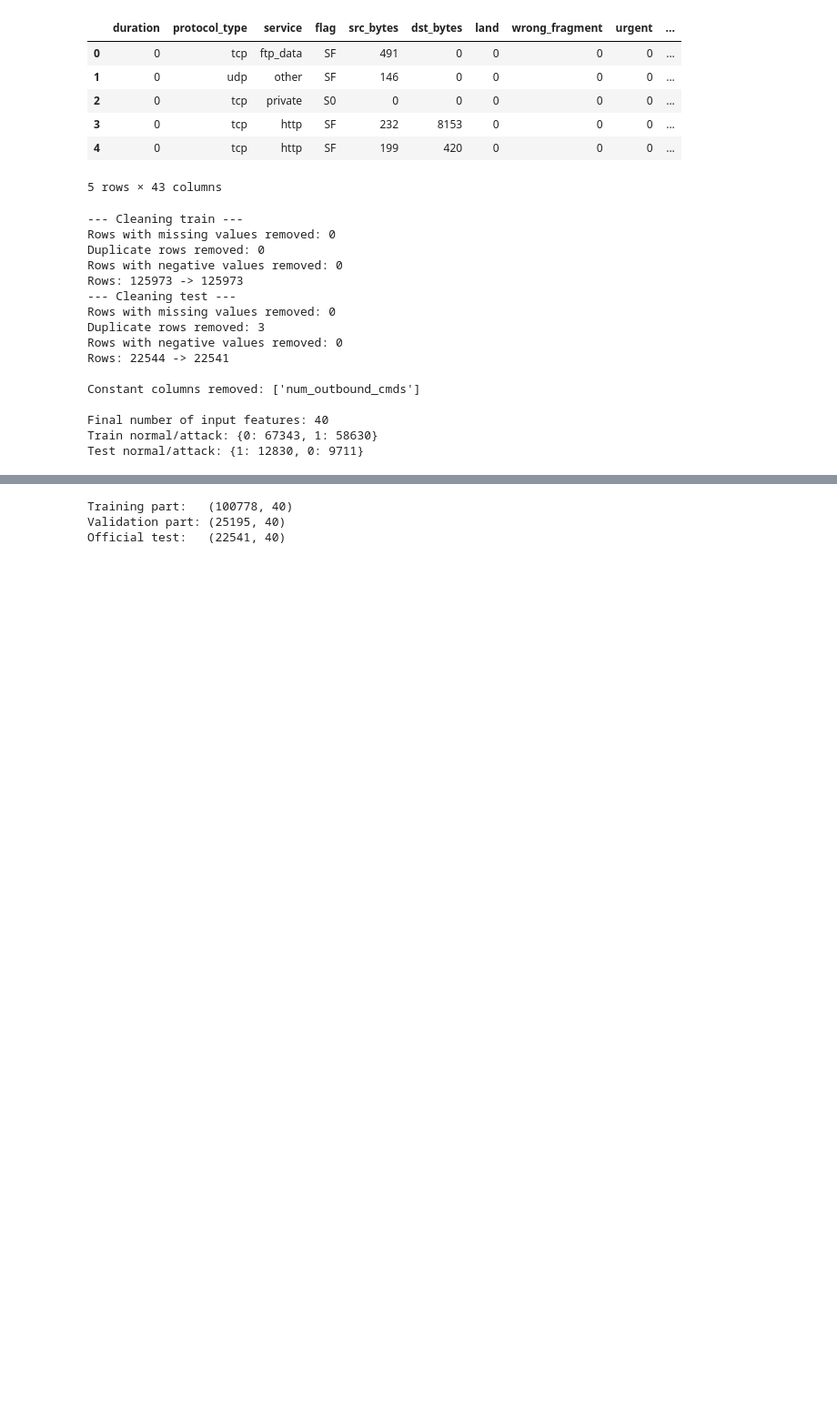
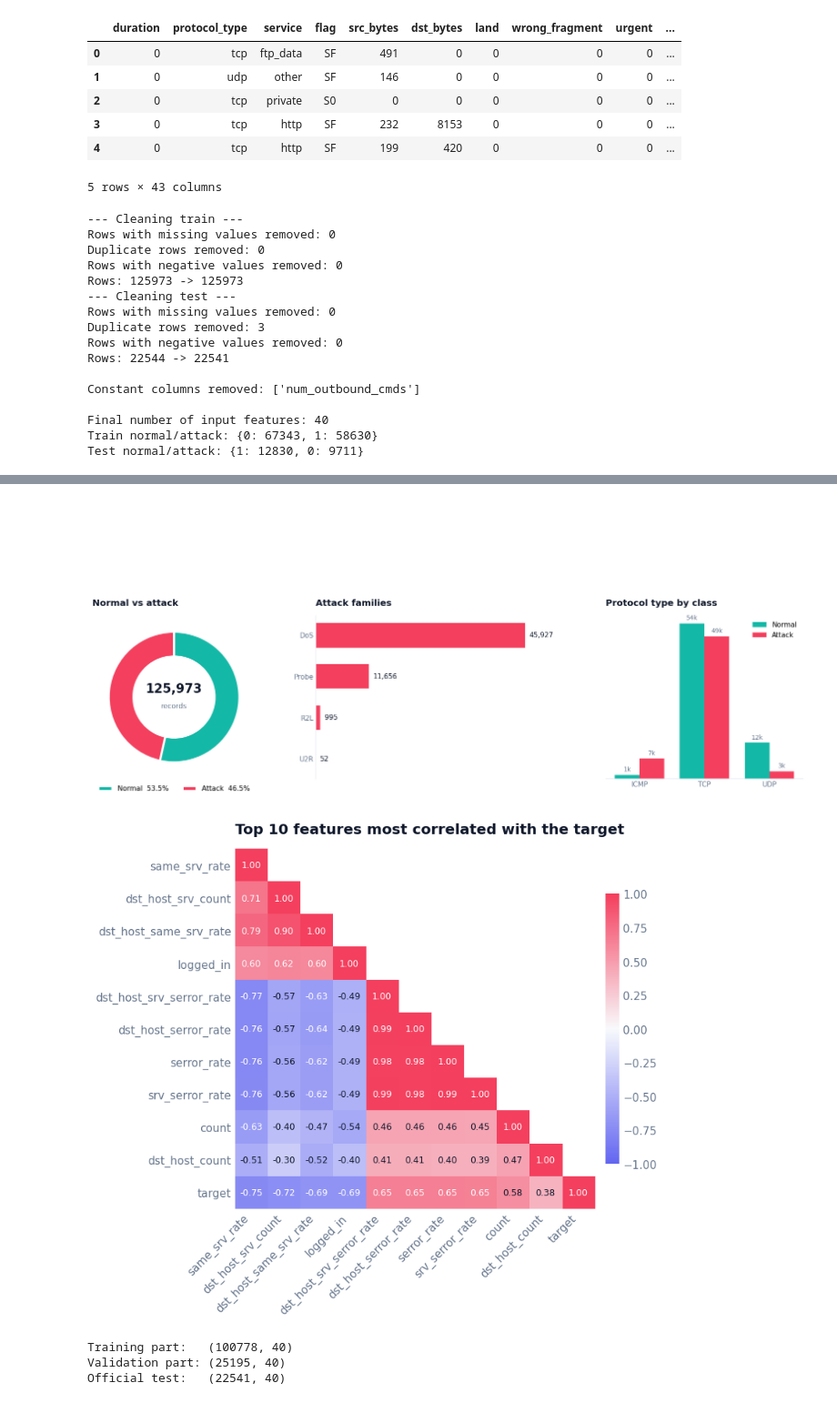
Before and after one commit to HaniyaMumtaz/Network_Intrusion_Detection_Using_ML, a Jupyter notebook: NSLKDD_main.ipynb, the cells around one changed output, grey strips where cells are left out. Shown at 91% size. Drawn from its saved outputs; the diff is of its cells as text; code cells hidden in the pictures; blank space fills up the shorter version.

```diff
--- a/NSLKDD_main.ipynb
+++ b/NSLKDD_main.ipynb
@@ -313,3 +324,77 @@ plt.show()
+# %%
+page_header("Exploring the training data", "Class balance, attack families, protocols and the strongest signals")
+
+# ── Row of three overview charts ─────────────────────────────────────────────
+fig, axes = plt.subplots(1, 3, figsize=(15, 4.2), gridspec_kw={"width_ratios": [1, 1.25, 1]})
+
+# 1. Normal vs attack (donut)
+ax = axes[0]
+counts = train["target"].value_counts().sort_index()
+ax.pie(counts.values, colors=[C["normal"], C["attack"]], startangle=90, counterclock=False,
+       wedgeprops=dict(width=0.38, edgecolor="white", linewidth=3))
+ax.text(0, 0.07, f"{len(train):,}", ha="center", fontsize=18, fontweight="bold", color=C["ink"])
+ax.text(0, -0.17, "records", ha="center", fontsize=10, color=C["muted"])
+ax.legend([f"Normal  {counts[0] / counts.sum():.1%}", f"Attack  {counts[1] / counts.sum():.1%}"],
+          loc="lower center", bbox_to_anchor=(0.5, -0.12), ncol=2)
+ax.set_title("Normal vs attack")
+
+# 2. Attack families (horizontal bars)
+ax = axes[1]
+fam = train[train["target"] == 1]["family"].value_counts().sort_values()
+bars = ax.barh(fam.index, fam.values, color=C["attack"], height=0.6)
+ax.bar_label(bars, labels=[f"{v:,}" for v in fam.values], padding=6, color=C["ink"], fontsize=10)
+ax.set_xlim(0, fam.max() * 1.18)
+ax.xaxis.set_visible(False)
+ax.spines["bottom"].set_visible(False)
+ax.set_title("Attack families")
+
+# 3. Protocol type by class (grouped bars)
+ax = axes[2]
+proto = pd.crosstab(train["protocol_type"], train["target"])
+proto.columns = ["Normal", "Attack"]
+x = np.arange(len(proto))
+w = 0.38
+b1 = ax.bar(x - w / 2, proto["Normal"], w, color=C["normal"], label="Normal")
+b2 = ax.bar(x + w / 2, proto["Attack"], w, color=C["attack"], label="Attack")
+ax.bar_label(b1, labels=[f"{v / 1000:.0f}k" for v in proto["Normal"]], padding=3, fontsize=9, color=C["muted"])
+ax.bar_label(b2, labels=[f"{v / 1000:.0f}k" for v in proto["Attack"]], padding=3, fontsize=9, color=C["muted"])
+ax.set_xticks(x, [p.upper() for p in proto.index])
+ax.yaxis.set_visible(False)
+ax.spines["left"].set_visible(False)
+ax.legend(loc="upper right")
+ax.set_title("Protocol type by class")
+
+fig.tight_layout(w_pad=3)
+plt.show()
+
+# ── Chart 4: which numeric features move with the target ────────────────────
+top_cols = train[NUMERIC].corrwith(train["target"]).abs().sort_values(ascending=False).head(10).index.tolist()
+corr = train[top_cols + ["target"]].corr()
+mask = np.triu(np.ones_like(corr, dtype=bool), k=1)          # show the lower triangle only
+shown = np.ma.array(corr.values, mask=mask)
+
+fig, ax = plt.subplots(figsize=(8.5, 6.5))
+im = ax.imshow(shown, cmap=CMAP_DIVERGING, vmin=-1, vmax=1)
+ax.set_xticks(range(len(corr)), corr.columns, rotation=45, ha="right")
+ax.set_yticks(range(len(corr)), corr.columns)
+for i in range(len(corr)):
+    for j in range(i + 1):
+        v = corr.iloc[i, j]
+        ax.text(j, i, f"{v:.2f}", ha="center", va="center", fontsize=8,
+                color="white" if abs(v) > 0.6 else C["ink"])
+for s in ax.spines.values():
+    s.set_visible(False)
+cb = fig.colorbar(im, ax=ax, shrink=0.75, pad=0.02)
+cb.outline.set_visible(False)
+cb.ax.tick_params(size=0)
+ax.set_title("Top 10 features most correlated with the target")
+fig.tight_layout()
+plt.show()
+# %% [output]
+Exploring the training data
+Class balance, attack families, protocols and the strongest signals
+[figure, added]
+[figure, added]
 # %%
 X_all = train[FEATURES]
 y_all = train["target"]
```
Also changed, not shown: parts of 16 cells of this notebook.
